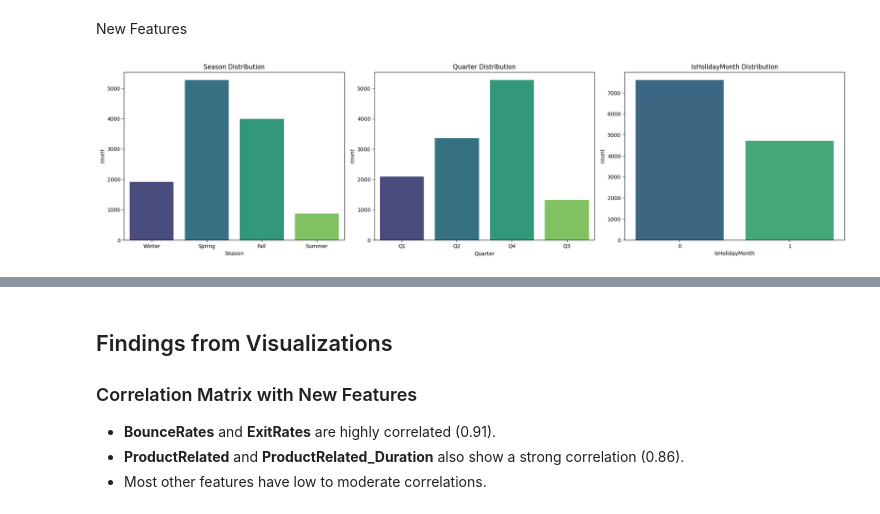
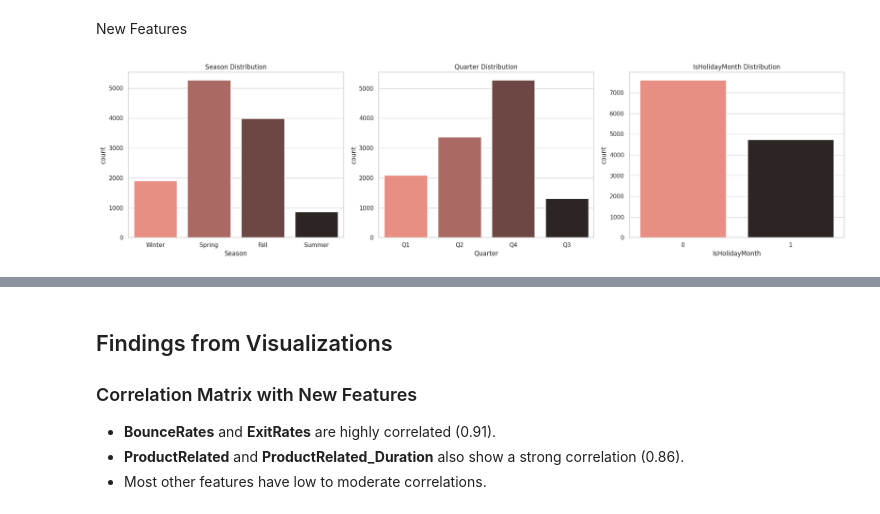
Before and after one commit to halliekinsey/ML_Final, a Jupyter notebook: EDA_Online_Shoppers.ipynb, the cells around one changed output, grey strips where cells are left out. Saved outputs shown, nothing was run; the diff lists cells and outputs as text; code cells hidden in the pictures.

```diff
--- a/EDA_Online_Shoppers.ipynb
+++ b/EDA_Online_Shoppers.ipynb
@@ -306,26 +307,26 @@ df['IsHolidayMonth'] = df['Month'].apply(lambda x: 1 if x in ['Nov', 'Dec'] else
 # %%
 # distribution plots
 plt.figure(figsize=(20, 10))
 
 # seasons
 plt.subplot(2, 3, 1)
-sns.countplot(data=df, x='Season', palette='viridis')
+sns.countplot(data=df, x='Season', palette='dark:salmon_r')
 plt.title('Season Distribution')
 
 # quarters
 plt.subplot(2, 3, 2)
-sns.countplot(data=df, x='Quarter', palette='viridis')
+sns.countplot(data=df, x='Quarter', palette='dark:salmon_r')
 plt.title('Quarter Distribution')
 
 # IsHolidayMonth
 plt.subplot(2, 3, 3)
-sns.countplot(data=df, x='IsHolidayMonth', palette='viridis')
+sns.countplot(data=df, x='IsHolidayMonth', palette='dark:salmon_r')
 plt.title('IsHolidayMonth Distribution')
 
 plt.tight_layout()
 plt.show()
 # %% [output]
-[figure, old version]
+[figure, new version]
 # %%
 # correlation w/ new features
 numerical_df = df.select_dtypes(include=['float64', 'int64'])
```
Also changed, not shown: parts of 26 cells of this notebook.
